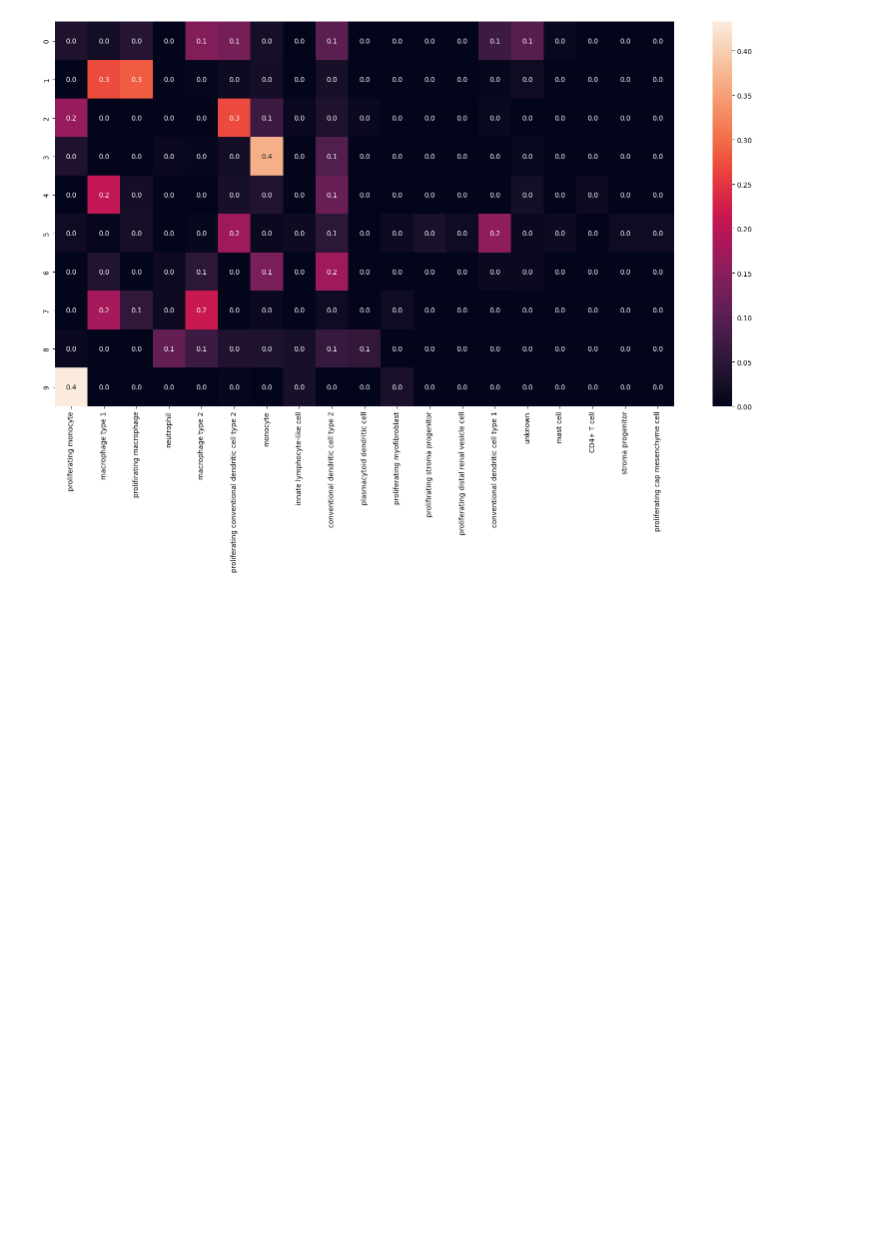
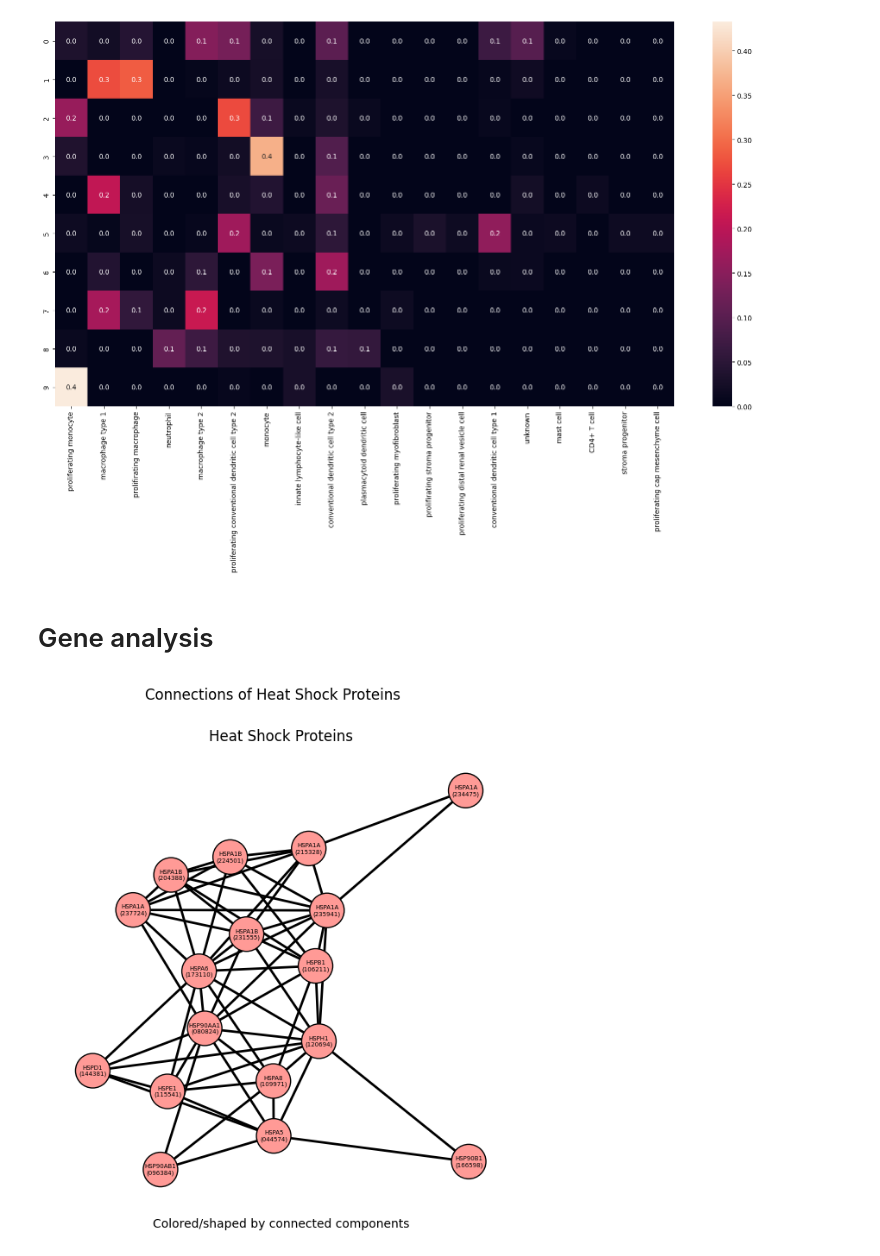
Before and after one commit to BaileyAndrew/ellis-summerschool, a Jupyter notebook: notebooks/experiment.ipynb, the cells around one changed output. Drawn from its saved outputs; the diff is of its cells as text; code cells hidden in the pictures; blank space fills up the shorter version.

Commit message:
Added gene tests

```diff
--- a/notebooks/experiment.ipynb
+++ b/notebooks/experiment.ipynb
@@ -565,3 +568,5 @@ plt.xticks(rotation=90)
 pass
 # %% [output]
 [figure]
+# %% [markdown]
+# Gene analysis
@@ -567,0 +650,11 @@ pass
+# %%
+hsp = fbdata[fbdata.obs["external_gene_name"].str.startswith("HSP")]
+
+plot_info(
+   "Heat Shock Proteins",
+   hsp,
+   layout='fr'
+)
+pass
+# %% [output]
+[figure, added]
```
Also changed, not shown: parts of 3 cells of this notebook.
